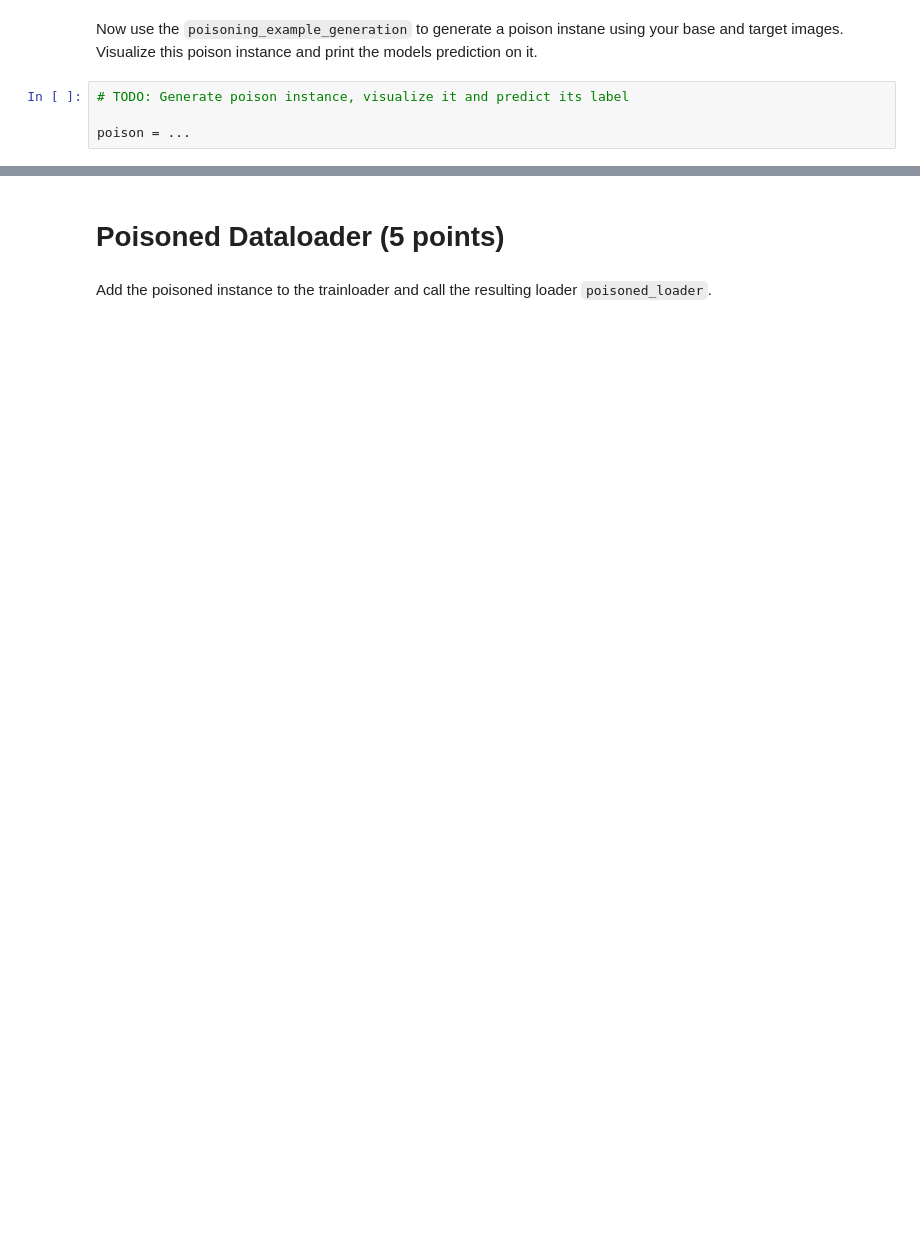
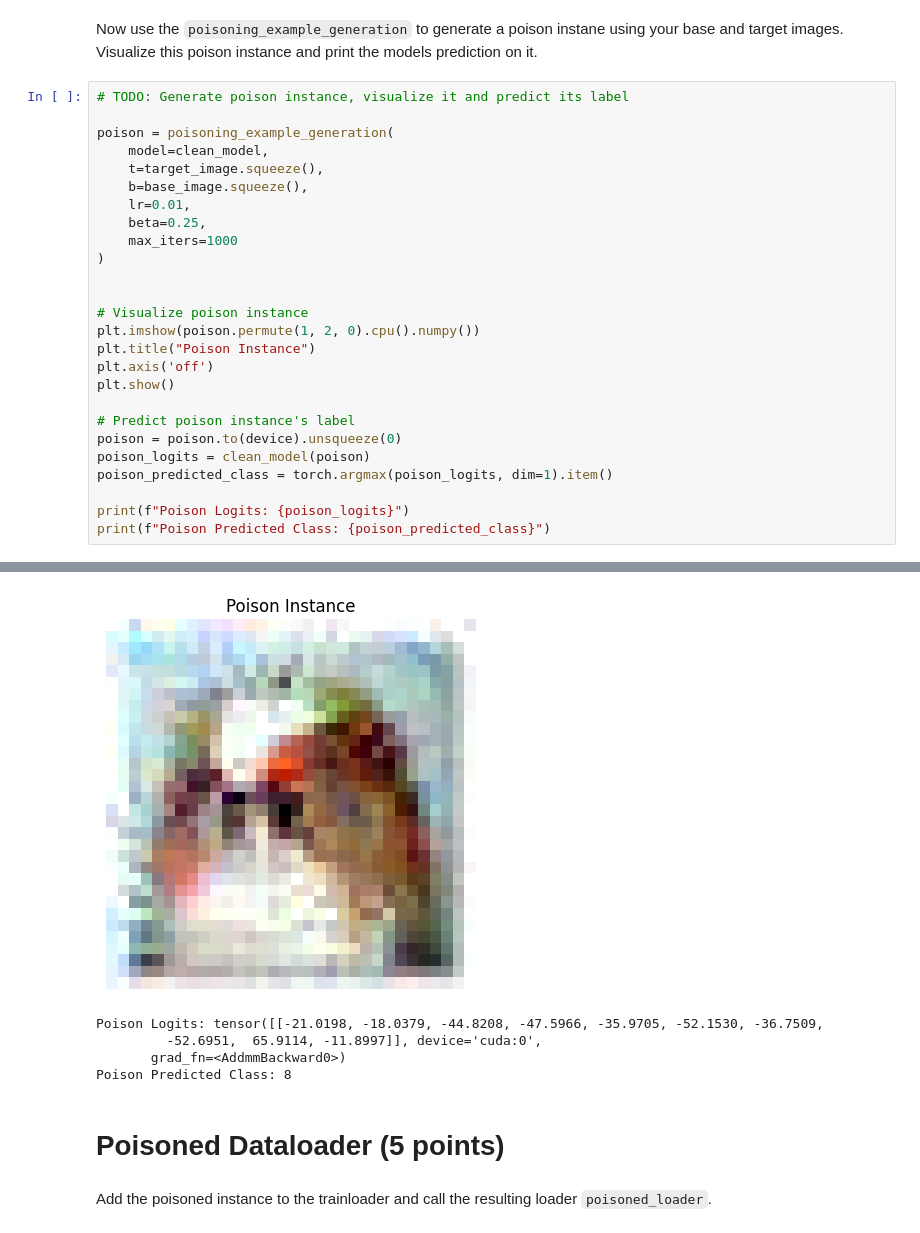
Before and after one commit to amirezzati/spml, a Jupyter notebook: homeworks/hw4/pract/SPML_PHW4_Poisoning.ipynb, the cells around one changed output, grey strips where cells are left out. Cells and saved outputs as stored; diff of their text form; blank space fills up the shorter version.

Commit message:
completed poisoning notebook

```diff
--- a/homeworks/hw4/pract/SPML_PHW4_Poisoning.ipynb
+++ b/homeworks/hw4/pract/SPML_PHW4_Poisoning.ipynb
@@ -127,6 +306,29 @@ Now choose another image as your target. Visualize this target image and prints
 # %% [markdown]
 Now use the `poisoning_example_generation` to generate a poison instane using your base and target images. Visualize this poison instance and print the models prediction on it.
-# %%
-# TODO: Generate poison instance, visualize it and predict its label
-
-poison = ...
+# %%
+# TODO: Generate poison instance, visualize it and predict its label
+
+poison = poisoning_example_generation(
+    model=clean_model,
+    t=target_image.squeeze(),
+    b=base_image.squeeze(),
+    lr=0.01,
+    beta=0.25,
+    max_iters=1000
+)
+
+
+# Visualize poison instance
+plt.imshow(poison.permute(1, 2, 0).cpu().numpy())
+plt.title("Poison Instance")
+plt.axis('off')
+plt.show()
+
+# Predict poison instance's label
+poison = poison.to(device).unsqueeze(0)
+poison_logits = clean_model(poison)
+poison_predicted_class = torch.argmax(poison_logits, dim=1).item()
+
+print(f"Poison Logits: {poison_logits}")
+print(f"Poison Predicted Class: {poison_predicted_class}")
+# %% [output]
@@ -133,3 +336,8 @@ poison = ...
+[figure, added]
+Poison Logits: tensor([[-21.0198, -18.0379, -44.8208, -47.5966, -35.9705, -52.1530, -36.7509,
+         -52.6951,  65.9114, -11.8997]], device='cuda:0',
+       grad_fn=<AddmmBackward0>)
+Poison Predicted Class: 8
 # %% [markdown]
 # Poisoned Dataloader (5 points)
 # %% [markdown]
```
Also changed, not shown: parts of 50 cells of this notebook.
